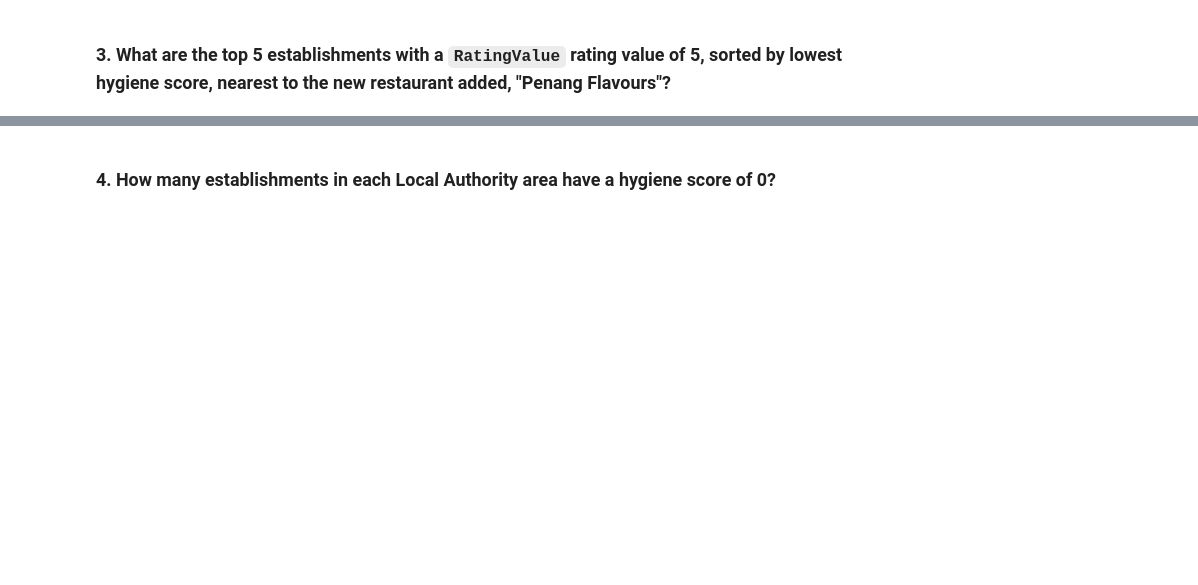
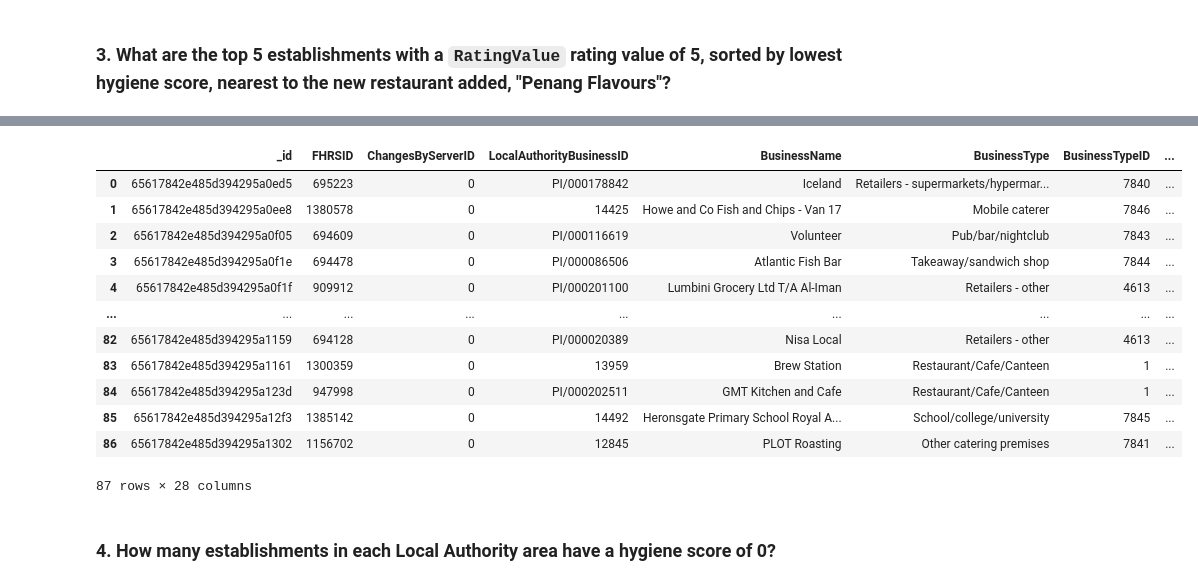
Before and after one commit to sentvivi/UK_Food_Hygiene_Ratings_Database_Evaluation, a Jupyter notebook: Starter_Code/NoSQL_analysis_starter.ipynb, the cells around one changed output, grey strips where cells are left out. Drawn from its saved outputs; the diff is of its cells as text; code cells hidden in the pictures; blank space fills up the shorter version.

```diff
--- a/Starter_Code/NoSQL_analysis_starter.ipynb
+++ b/Starter_Code/NoSQL_analysis_starter.ipynb
@@ -64,10 +150,19 @@ query =
 # Sort by hygiene score
 
 degree_search = 0.01
-latitude =
-longitude =
+latitude = 51.49014200
+longitude = 0.08384000
 
-query =
-sort =
+query = {
+    'geocode.latitude': {'$gte': latitude - degree_search, '$lte': latitude + degree_search},
+    'geocode.longitude': {'$gte': longitude - degree_search, '$lte': longitude + degree_search},
+    'RatingValue': {'$eq': 5}  # RatingValue equals 5
+}
+
+sort = sort = [('scores.Hygiene', 1)]
+
+result = establishments.find(query).sort(sort)
 
 # Print the results
+for i in result:
+    pprint(i)
@@ -74,5 +187,21 @@ sort =
 # %%
 # Convert result to Pandas DataFrame
+result = establishments.find(query).sort(sort)
+pd.DataFrame(list(result))
+# %% [output]
+|  | _id | FHRSID | ChangesByServerID | LocalAuthorityBusinessID | BusinessName | BusinessType | BusinessTypeID | ... |
+| 0 | 65617842e485d394295a0ed5 | 695223 | 0 | PI/000178842 | Iceland | Retailers - supermarkets/hypermar... | 7840 | ... |
+| 1 | 65617842e485d394295a0ee8 | 1380578 | 0 | 14425 | Howe and Co Fish and Chips - Van 17 | Mobile caterer | 7846 | ... |
+| 2 | 65617842e485d394295a0f05 | 694609 | 0 | PI/000116619 | Volunteer | Pub/bar/nightclub | 7843 | ... |
+| 3 | 65617842e485d394295a0f1e | 694478 | 0 | PI/000086506 | Atlantic Fish Bar | Takeaway/sandwich shop | 7844 | ... |
+| 4 | 65617842e485d394295a0f1f | 909912 | 0 | PI/000201100 | Lumbini Grocery Ltd T/A Al-Iman | Retailers - other | 4613 | ... |
+| ... | ... | ... | ... | ... | ... | ... | ... | ... |
+| 82 | 65617842e485d394295a1159 | 694128 | 0 | PI/000020389 | Nisa Local | Retailers - other | 4613 | ... |
+| 83 | 65617842e485d394295a1161 | 1300359 | 0 | 13959 | Brew Station | Restaurant/Cafe/Canteen | 1 | ... |
+| 84 | 65617842e485d394295a123d | 947998 | 0 | PI/000202511 | GMT Kitchen and Cafe | Restaurant/Cafe/Canteen | 1 | ... |
+| 85 | 65617842e485d394295a12f3 | 1385142 | 0 | 14492 | Heronsgate Primary School Royal A... | School/college/university | 7845 | ... |
+| 86 | 65617842e485d394295a1302 | 1156702 | 0 | 12845 | PLOT Roasting | Other catering premises | 7841 | ... |
+87 rows × 28 columns
 # %% [markdown]
 ### 4. How many establishments in each Local Authority area have a hygiene score of 0?
 # %%
```
Also changed, not shown: parts of 8 cells of this notebook, 1 other file.
